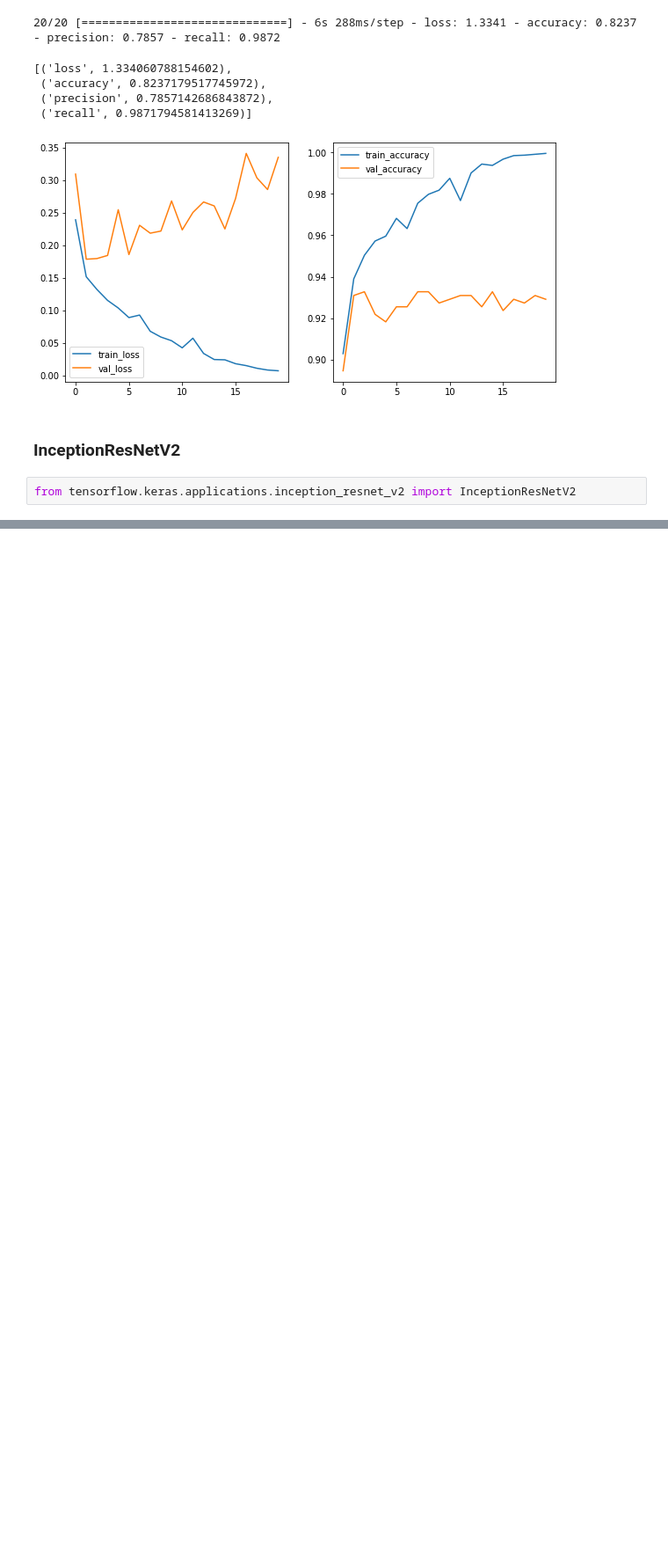
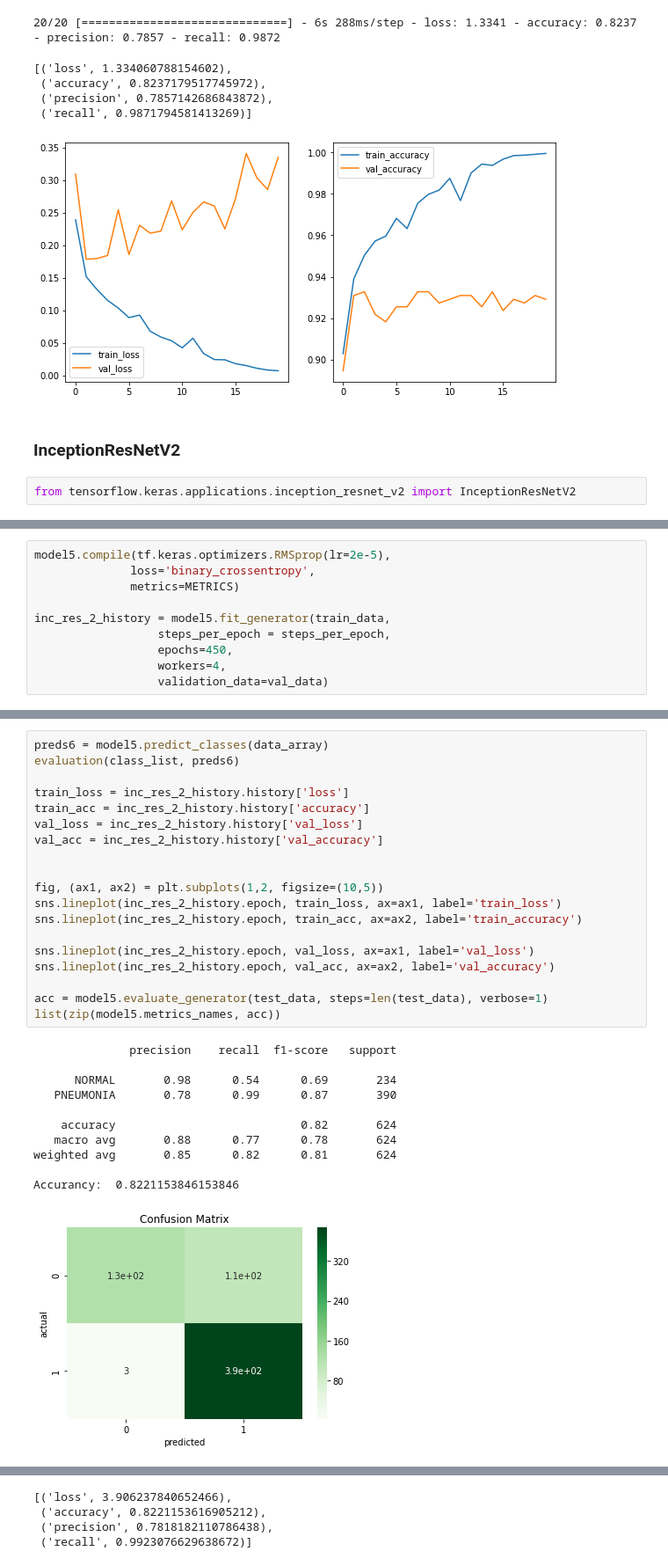
Before and after one commit to mesterhammerfic/x_ray_classification, a Jupyter notebook: notebooks/02_jw_eda.ipynb, the cells around one changed output, grey strips where cells are left out. Shown at 88% size. Drawn from its saved outputs; the diff is of its cells as text; blank space fills up the shorter version.

Commit message:
models with new dataset

```diff
--- a/notebooks/02_jw_eda.ipynb
+++ b/notebooks/02_jw_eda.ipynb
@@ -1057,0 +1059,10 @@ Accurancy:  0.8410714285714286
+# %%
+model5.compile(tf.keras.optimizers.RMSprop(lr=2e-5),
+              loss='binary_crossentropy',
+              metrics=METRICS)
+
+inc_res_2_history = model5.fit_generator(train_data,
+                  steps_per_epoch = steps_per_epoch,
+                  epochs=450,
+                  workers=4,
+                  validation_data=val_data)
@@ -1057,0 +1087,31 @@ Accurancy:  0.8410714285714286
+# %%
+preds6 = model5.predict_classes(data_array)
+evaluation(class_list, preds6)
+
+train_loss = inc_res_2_history.history['loss']
+train_acc = inc_res_2_history.history['accuracy']
+val_loss = inc_res_2_history.history['val_loss']
+val_acc = inc_res_2_history.history['val_accuracy']
+
+
+fig, (ax1, ax2) = plt.subplots(1,2, figsize=(10,5))
+sns.lineplot(inc_res_2_history.epoch, train_loss, ax=ax1, label='train_loss')
+sns.lineplot(inc_res_2_history.epoch, train_acc, ax=ax2, label='train_accuracy')
+
+sns.lineplot(inc_res_2_history.epoch, val_loss, ax=ax1, label='val_loss')
+sns.lineplot(inc_res_2_history.epoch, val_acc, ax=ax2, label='val_accuracy')
+
+acc = model5.evaluate_generator(test_data, steps=len(test_data), verbose=1)
+list(zip(model5.metrics_names, acc))
+# %% [output]
+              precision    recall  f1-score   support
+
+      NORMAL       0.98      0.54      0.69       234
+   PNEUMONIA       0.78      0.99      0.87       390
+
+    accuracy                           0.82       624
+   macro avg       0.88      0.77      0.78       624
+weighted avg       0.85      0.82      0.81       624
+
+Accurancy:  0.8221153846153846
+[figure, added]
@@ -1057,0 +1119,4 @@ Accurancy:  0.8410714285714286
+[('loss', 3.906237840652466),
+ ('accuracy', 0.8221153616905212),
+ ('precision', 0.7818182110786438),
+ ('recall', 0.9923076629638672)]
```
Also changed, not shown: parts of 21 cells of this notebook.
